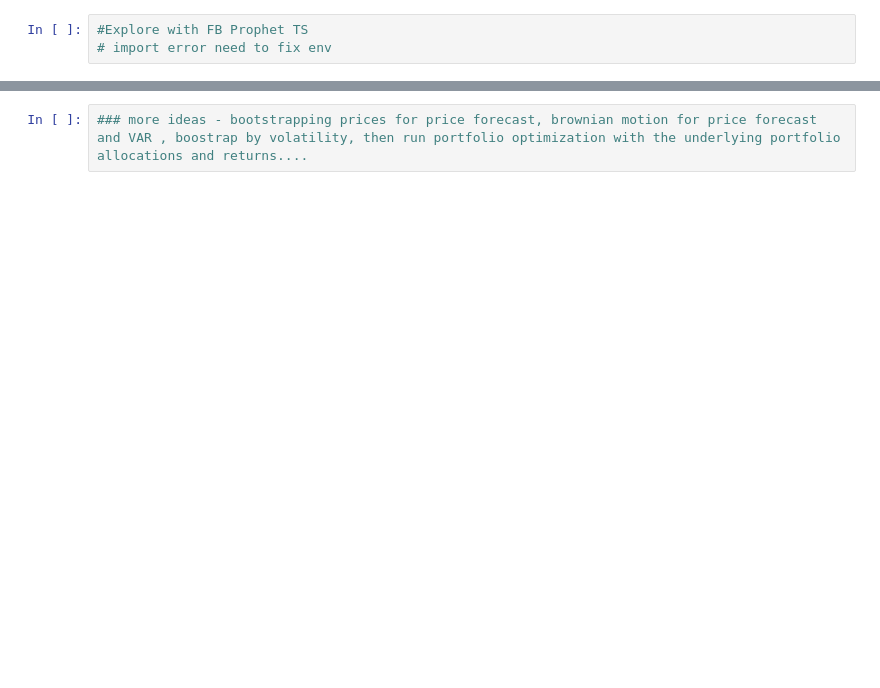
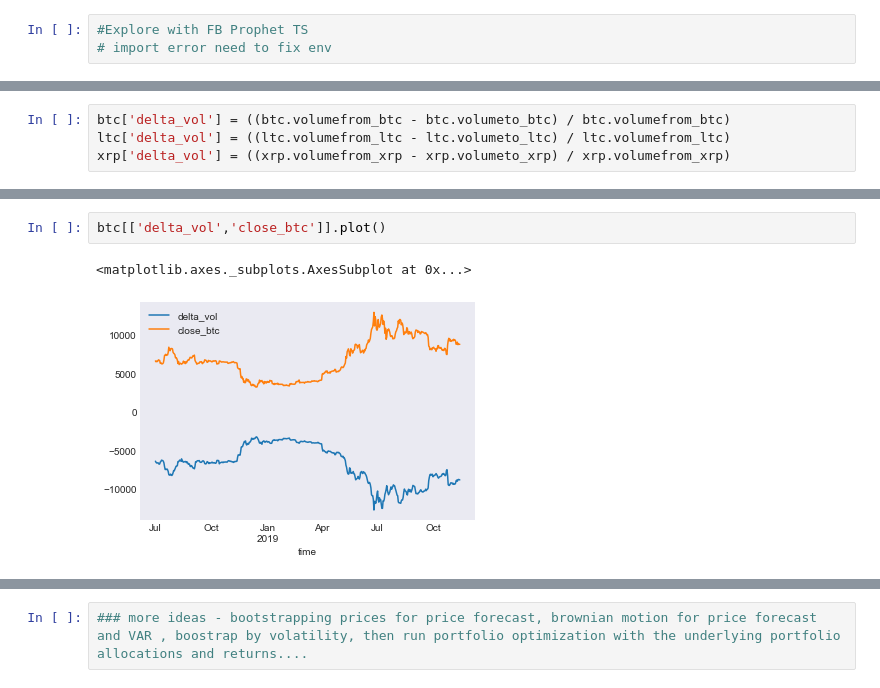
Before and after one commit to blakeheimann2/crypto_public, a Jupyter notebook: Crypto Expl.ipynb, the cells around one changed output, grey strips where cells are left out. Saved outputs shown, nothing was run; the diff lists cells and outputs as text; blank space fills up the shorter version.

```diff
--- a/Crypto Expl.ipynb
+++ b/Crypto Expl.ipynb
@@ -668,0 +806,4 @@ NameError: name 'Prophet' is not defined
+# %%
+btc['delta_vol'] = ((btc.volumefrom_btc - btc.volumeto_btc) / btc.volumefrom_btc)
+ltc['delta_vol'] = ((ltc.volumefrom_ltc - ltc.volumeto_ltc) / ltc.volumefrom_ltc)
+xrp['delta_vol'] = ((xrp.volumefrom_xrp - xrp.volumeto_xrp) / xrp.volumefrom_xrp)
@@ -668,0 +816,5 @@ NameError: name 'Prophet' is not defined
+# %%
+btc[['delta_vol','close_btc']].plot()
+# %% [output]
+<matplotlib.axes._subplots.AxesSubplot at 0x...>
+[figure, added]
```
Also changed, not shown: parts of 73 cells of this notebook.
